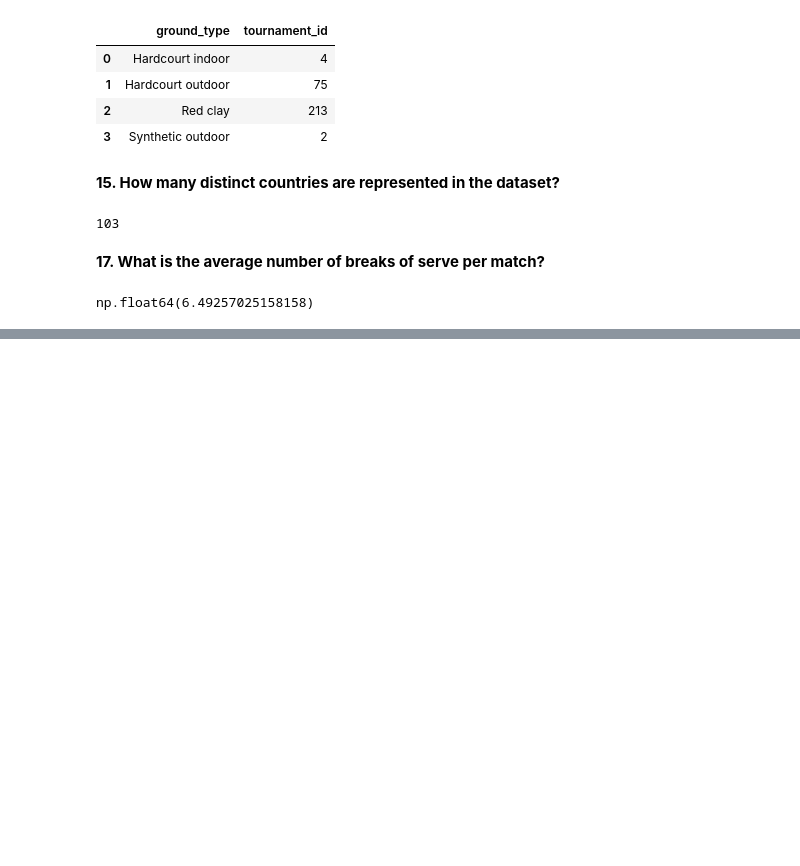
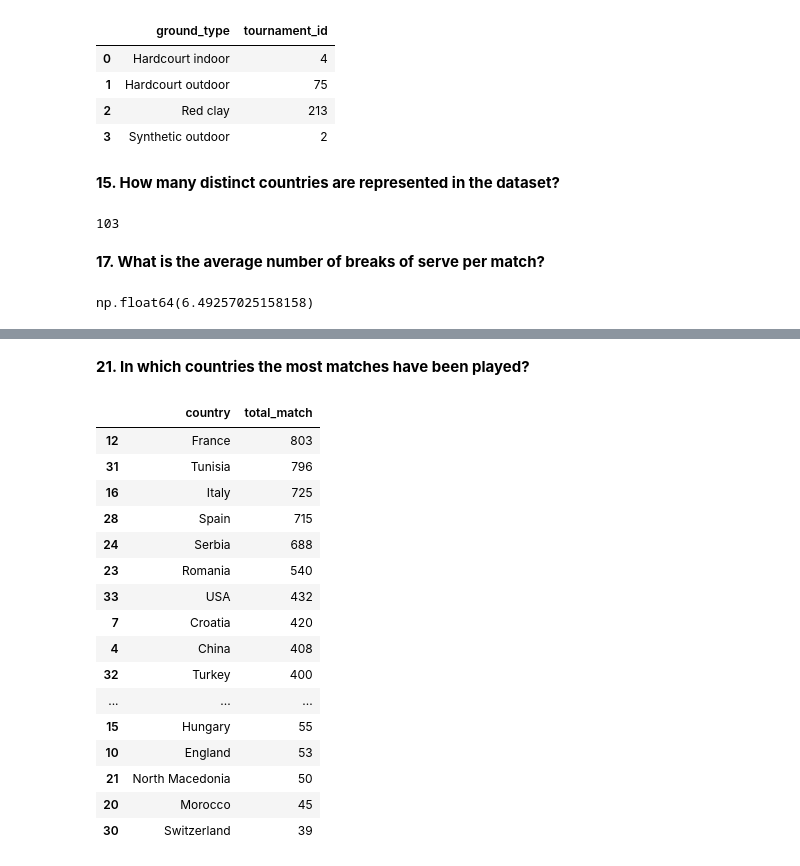
Before and after one commit to fahosseini79/project, a Jupyter notebook: 1.ipynb, the cells around one changed output, grey strips where cells are left out. Cells and saved outputs as stored; diff of their text form; code cells hidden in the pictures; blank space fills up the shorter version.

```diff
--- a/1.ipynb
+++ b/1.ipynb
@@ -262,0 +302,24 @@ np.float64(6.49257025158158)
+# %% [markdown]
+**21. In which countries the most matches have been played?**
+# %%
+match_venue_info = pd.read_csv('project1/df/df_venue.csv').drop_duplicates(subset='match_id', keep='first')
+organized_venue_info = match_venue_info.groupby('country')['match_id'].count().reset_index(name='total_match')
+organized_venue_info.sort_values(ascending=False, by = 'total_match')
+# %% [output]
+|  | country | total_match |
+| 12 | France | 803 |
+| 31 | Tunisia | 796 |
+| 16 | Italy | 725 |
+| 28 | Spain | 715 |
+| 24 | Serbia | 688 |
+| 23 | Romania | 540 |
+| 33 | USA | 432 |
+| 7 | Croatia | 420 |
+| 4 | China | 408 |
+| 32 | Turkey | 400 |
+| ... | ... | ... |
+| 15 | Hungary | 55 |
+| 10 | England | 53 |
+| 21 | North Macedonia | 50 |
+| 20 | Morocco | 45 |
+| 30 | Switzerland | 39 |
```
Also changed, not shown: parts of 7 cells of this notebook, 2 other files.
